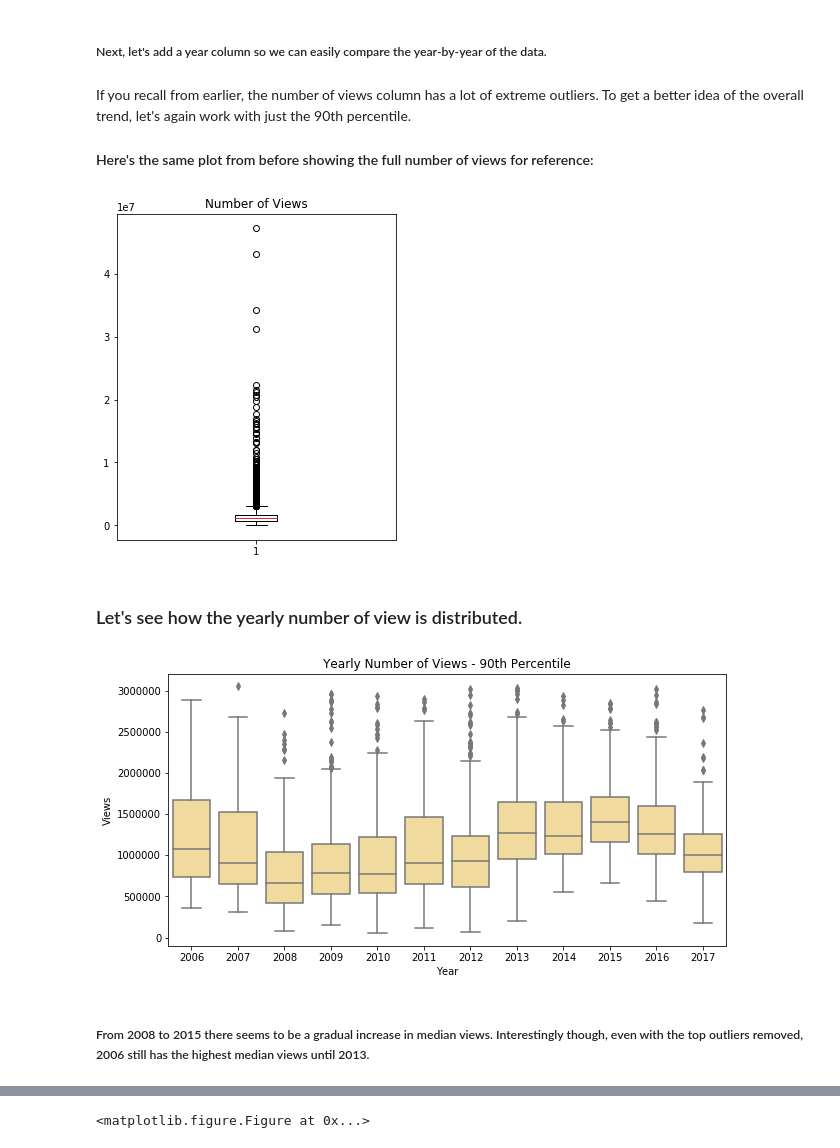
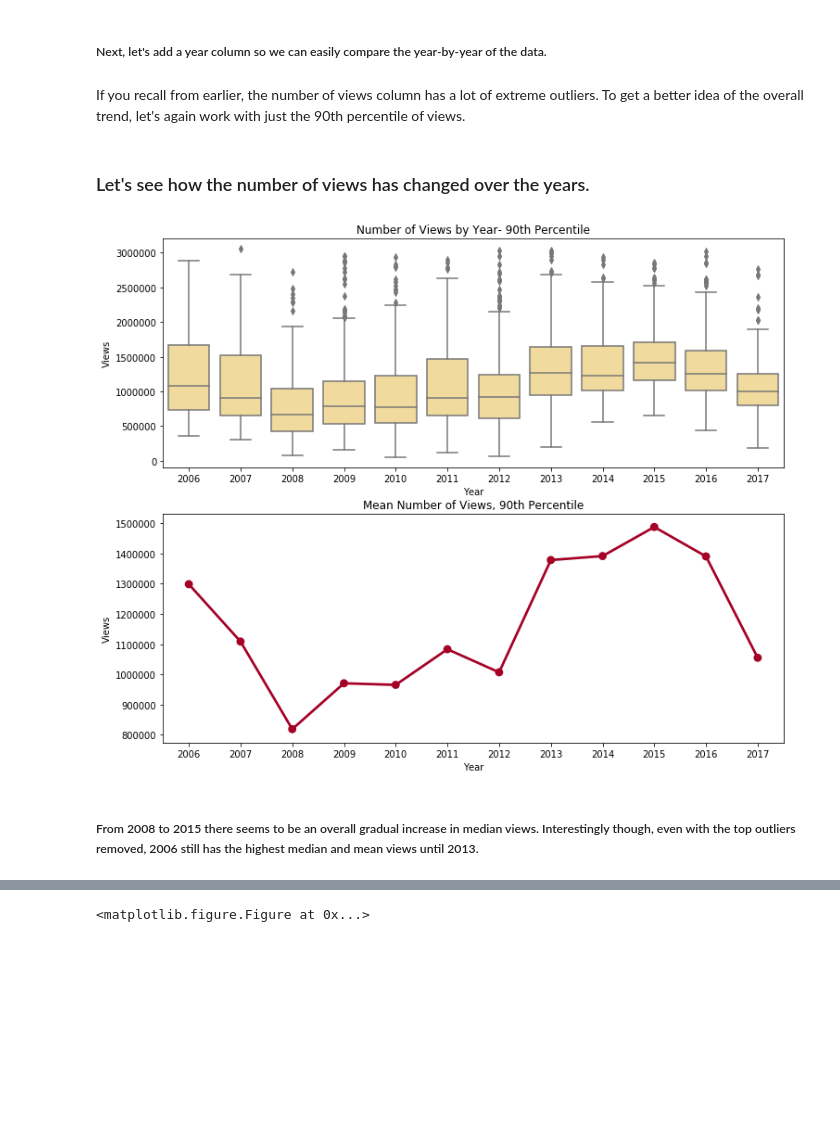
Before and after one commit to lilpricey/Thinkful, a Jupyter notebook: fundamentals/capstone report.ipynb, the cells around one changed output, grey strips where cells are left out. Drawn from its saved outputs; the diff is of its cells as text; code cells hidden in the pictures; blank space fills up the shorter version.

Commit message:
added norm plot

```diff
--- a/fundamentals/capstone report.ipynb
+++ b/fundamentals/capstone report.ipynb
@@ -590,26 +592,28 @@ ted['published_date_datetime'] = ted['published_date'].apply(lambda x: datetime.
 # %%
 ted['year_published'] = ted['published_date_datetime'].apply(lambda x: x.split('-')[0])
 # %% [markdown]
-If you recall from earlier, the number of views column has a lot of extreme outliers. To get a better idea of the overall trend, let's again work with just the 90th percentile.
-#### Here's the same plot from before showing the full number of views for reference:
+If you recall from earlier, the number of views column has a lot of extreme outliers. To get a better idea of the overall trend, let's again work with just the 90th percentile of views.
-# %%
-plt.figure(figsize=(5,6))
-plt.boxplot(ted['views'])
-plt.title('Number of Views')
-
-plt.show()
-# %% [output]
-[figure, removed]
 # %% [markdown]
-### Let's see how the yearly number of view is distributed.
+### Let's see how the number of views has changed over the years.
 # %%
-plt.figure(figsize=(10,5))
-sns.boxplot(x='year_published', y='views', data=ted[ted['views'] < ted['views'].quantile(0.9)], color=palette[4])
-plt.title('Yearly Number of Views - 90th Percentile')
+yearly_views_subset = pd.DataFrame(ted[ted['views'] < ted['views'].quantile(0.9)].groupby('year_published')['views'].mean().reset_index())
+
+plt.figure(figsize=(12,10))
+
+plt.subplot(2, 1, 1)
+sns.boxplot(x='year_published', y='views', data=ted[ted['views'] < ted['views'].quantile(0.9)],color=palette[4])
+plt.title('Number of Views by Year- 90th Percentile')
 plt.ylabel('Views')
 plt.xlabel('Year')
+
+plt.subplot(2, 1, 2)
+sns.pointplot(x='year_published', y='views', data=yearly_views_subset)
+plt.title('Mean Number of Views, 90th Percentile')
+plt.ylabel('Views')
+plt.xlabel('Year')
+
 plt.show()
 # %% [output]
-[figure, old version]
+[figure, new version]
 # %% [markdown]
-##### From 2008 to 2015 there seems to be a gradual increase in median views. Interestingly though, even with the top outliers removed, 2006 still has the highest median views until 2013.
+##### From 2008 to 2015 there seems to be an overall gradual increase in median views. Interestingly though, even with the top outliers removed, 2006 still has the highest median and mean views until 2013.
```
Also changed, not shown: parts of 20 cells of this notebook.
